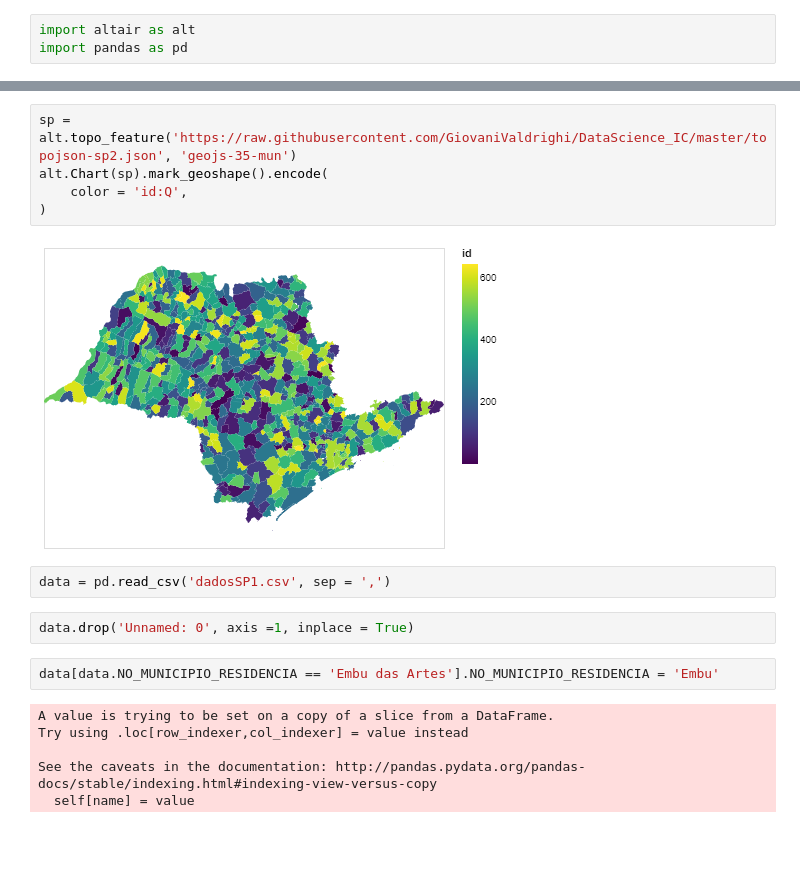
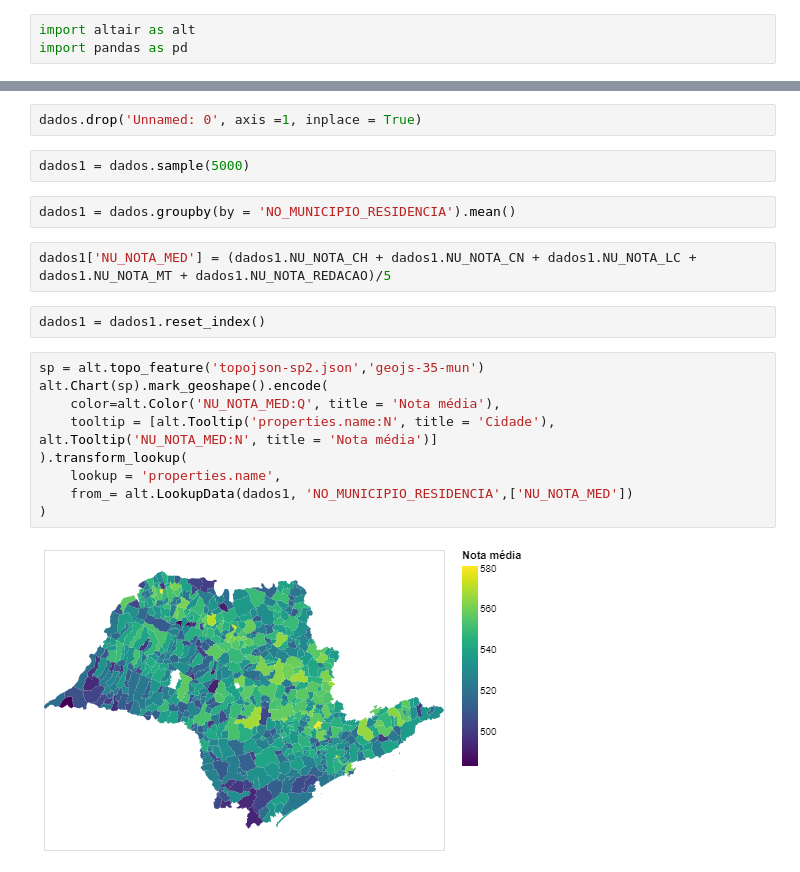
Before and after one commit to GiovaniValdrighi/DataScience_IC, a Jupyter notebook: MapPlot.ipynb, the cells around one changed output, grey strips where cells are left out. Drawn from its saved outputs; the diff is of its cells as text; blank space fills up the shorter version.

Commit message:
map plot done

```diff
--- a/MapPlot.ipynb
+++ b/MapPlot.ipynb
@@ -4,19 +14,21 @@ import pandas as pd
+# %%
+dados.drop('Unnamed: 0', axis =1, inplace = True)
+# %%
+dados1 = dados.sample(5000)
+# %%
+dados1 = dados.groupby(by = 'NO_MUNICIPIO_RESIDENCIA').mean()
+# %%
+dados1['NU_NOTA_MED'] = (dados1.NU_NOTA_CH + dados1.NU_NOTA_CN + dados1.NU_NOTA_LC + dados1.NU_NOTA_MT + dados1.NU_NOTA_REDACAO)/5
+# %%
+dados1 = dados1.reset_index()
 # %%
-sp = alt.topo_feature('https://raw.githubusercontent.com/GiovaniValdrighi/DataScience_IC/master/topojson-sp2.json', 'geojs-35-mun')
+sp = alt.topo_feature('topojson-sp2.json','geojs-35-mun')
 alt.Chart(sp).mark_geoshape().encode(
-    color = 'id:Q',
+    color=alt.Color('NU_NOTA_MED:Q', title = 'Nota média'),
+    tooltip = [alt.Tooltip('properties.name:N', title = 'Cidade'), alt.Tooltip('NU_NOTA_MED:N', title = 'Nota média')]
+).transform_lookup(
+    lookup = 'properties.name',
+    from_= alt.LookupData(dados1, 'NO_MUNICIPIO_RESIDENCIA',['NU_NOTA_MED'])
 )
 # %% [output]
-[figure, old version]
+[figure, new version]
-# %%
-data = pd.read_csv('dadosSP1.csv', sep = ',')
-# %%
-data.drop('Unnamed: 0', axis =1, inplace = True)
-# %%
-data[data.NO_MUNICIPIO_RESIDENCIA == 'Embu das Artes'].NO_MUNICIPIO_RESIDENCIA = 'Embu'
-# %% [output]
-A value is trying to be set on a copy of a slice from a DataFrame.
-Try using .loc[row_indexer,col_indexer] = value instead
-
-See the caveats in the documentation: http://pandas.pydata.org/pandas-docs/stable/indexing.html#indexing-view-versus-copy
-  self[name] = value
```
Also changed, not shown: parts of 4 cells of this notebook, 4 other files.
